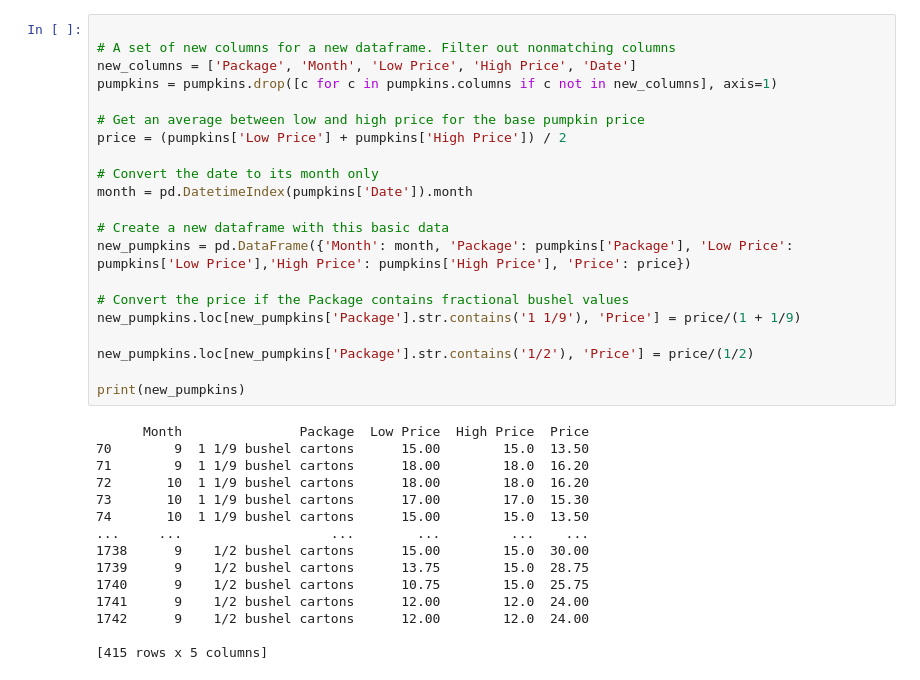
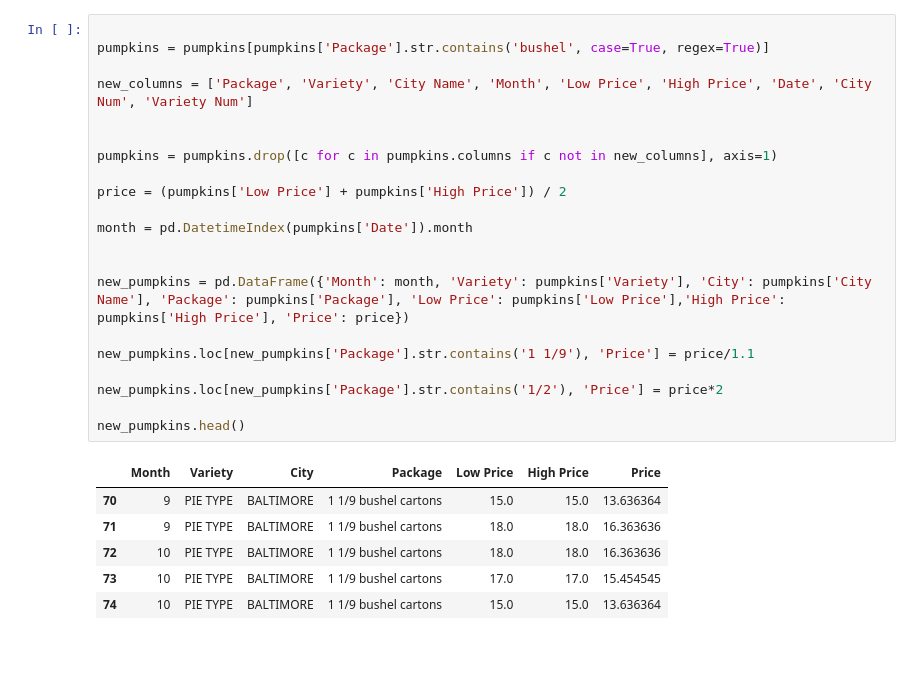
Before and after one commit to RudyLo/MIRCROSOFT_Intro_Machine_Learning, a Jupyter notebook: notebook.ipynb, the cells around one changed output. Cells and saved outputs as stored; diff of their text form; blank space fills up the shorter version.

```diff
--- a/notebook.ipynb
+++ b/notebook.ipynb
@@ -39,36 +26,28 @@ dtype: int64
 # %%
 
-# A set of new columns for a new dataframe. Filter out nonmatching columns
-new_columns = ['Package', 'Month', 'Low Price', 'High Price', 'Date']
+pumpkins = pumpkins[pumpkins['Package'].str.contains('bushel', case=True, regex=True)]
+
+new_columns = ['Package', 'Variety', 'City Name', 'Month', 'Low Price', 'High Price', 'Date', 'City Num', 'Variety Num']
+
+
 pumpkins = pumpkins.drop([c for c in pumpkins.columns if c not in new_columns], axis=1)
 
-# Get an average between low and high price for the base pumpkin price
 price = (pumpkins['Low Price'] + pumpkins['High Price']) / 2
 
-# Convert the date to its month only
 month = pd.DatetimeIndex(pumpkins['Date']).month
 
-# Create a new dataframe with this basic data
-new_pumpkins = pd.DataFrame({'Month': month, 'Package': pumpkins['Package'], 'Low Price': pumpkins['Low Price'],'High Price': pumpkins['High Price'], 'Price': price})
 
-# Convert the price if the Package contains fractional bushel values
-new_pumpkins.loc[new_pumpkins['Package'].str.contains('1 1/9'), 'Price'] = price/(1 + 1/9)
+new_pumpkins = pd.DataFrame({'Month': month, 'Variety': pumpkins['Variety'], 'City': pumpkins['City Name'], 'Package': pumpkins['Package'], 'Low Price': pumpkins['Low Price'],'High Price': pumpkins['High Price'], 'Price': price})
 
-new_pumpkins.loc[new_pumpkins['Package'].str.contains('1/2'), 'Price'] = price/(1/2)
+new_pumpkins.loc[new_pumpkins['Package'].str.contains('1 1/9'), 'Price'] = price/1.1
 
-print(new_pumpkins)
+new_pumpkins.loc[new_pumpkins['Package'].str.contains('1/2'), 'Price'] = price*2
+
+new_pumpkins.head()
 # %% [output]
-      Month               Package  Low Price  High Price  Price
-70        9  1 1/9 bushel cartons      15.00        15.0  13.50
-71        9  1 1/9 bushel cartons      18.00        18.0  16.20
-72       10  1 1/9 bushel cartons      18.00        18.0  16.20
-73       10  1 1/9 bushel cartons      17.00        17.0  15.30
-74       10  1 1/9 bushel cartons      15.00        15.0  13.50
-...     ...                   ...        ...         ...    ...
-1738      9    1/2 bushel cartons      15.00        15.0  30.00
-1739      9    1/2 bushel cartons      13.75        15.0  28.75
-1740      9    1/2 bushel cartons      10.75        15.0  25.75
-1741      9    1/2 bushel cartons      12.00        12.0  24.00
-1742      9    1/2 bushel cartons      12.00        12.0  24.00
-
-[415 rows x 5 columns]
+|  | Month | Variety | City | Package | Low Price | High Price | Price |
+| 70 | 9 | PIE TYPE | BALTIMORE | 1 1/9 bushel cartons | 15.0 | 15.0 | 13.636364 |
+| 71 | 9 | PIE TYPE | BALTIMORE | 1 1/9 bushel cartons | 18.0 | 18.0 | 16.363636 |
+| 72 | 10 | PIE TYPE | BALTIMORE | 1 1/9 bushel cartons | 18.0 | 18.0 | 16.363636 |
+| 73 | 10 | PIE TYPE | BALTIMORE | 1 1/9 bushel cartons | 17.0 | 17.0 | 15.454545 |
+| 74 | 10 | PIE TYPE | BALTIMORE | 1 1/9 bushel cartons | 15.0 | 15.0 | 13.636364 |
```
Also changed, not shown: parts of 8 cells of this notebook.
